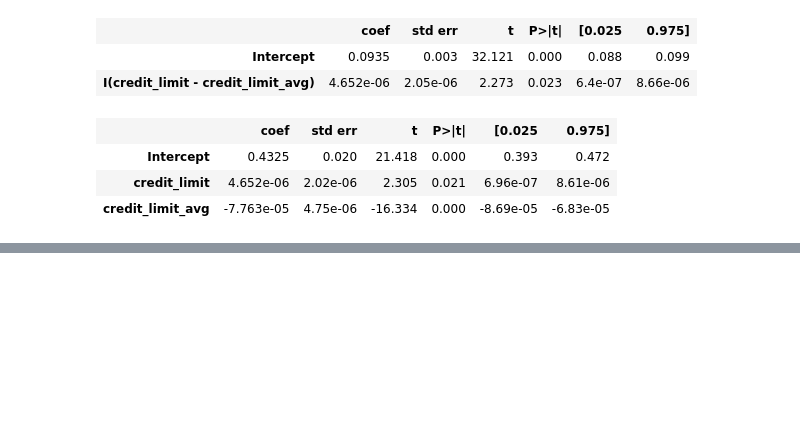
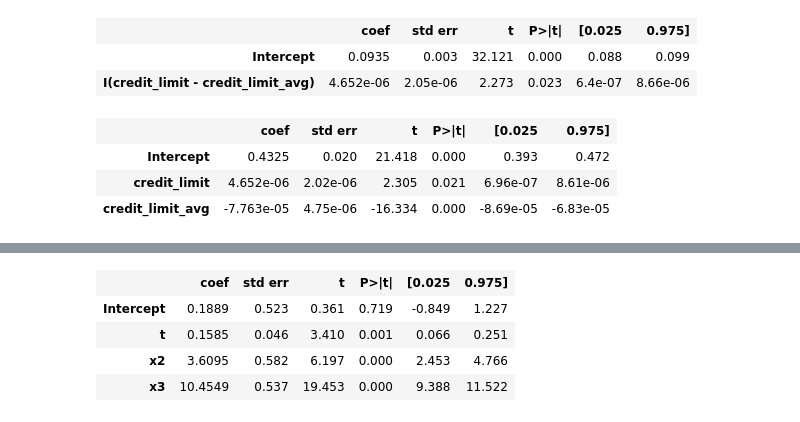
Before and after one commit to Sechi42/Causal_Inference-with-python, a Jupyter notebook: ch04/ch04.ipynb, the cells around one changed output, grey strips where cells are left out. Cells and saved outputs as stored; diff of their text form; code cells hidden in the pictures; blank space fills up the shorter version.

```diff
--- a/ch04/ch04.ipynb
+++ b/ch04/ch04.ipynb
@@ -1603,0 +1752,8 @@ model.summary().tables[1]
+# %%
+smf.ols("y~t+x2+x3", data=df.to_pandas()).fit().summary().tables[1]
+# %% [output]
+|  | coef | std err | t | P>|t| | [0.025 | 0.975] |
+| Intercept | 0.1889 | 0.523 | 0.361 | 0.719 | -0.849 | 1.227 |
+| t | 0.1585 | 0.046 | 3.410 | 0.001 | 0.066 | 0.251 |
+| x2 | 3.6095 | 0.582 | 6.197 | 0.000 | 2.453 | 4.766 |
+| x3 | 10.4549 | 0.537 | 19.453 | 0.000 | 9.388 | 11.522 |
```
Also changed, not shown: parts of 16 cells of this notebook, 3 other files.
